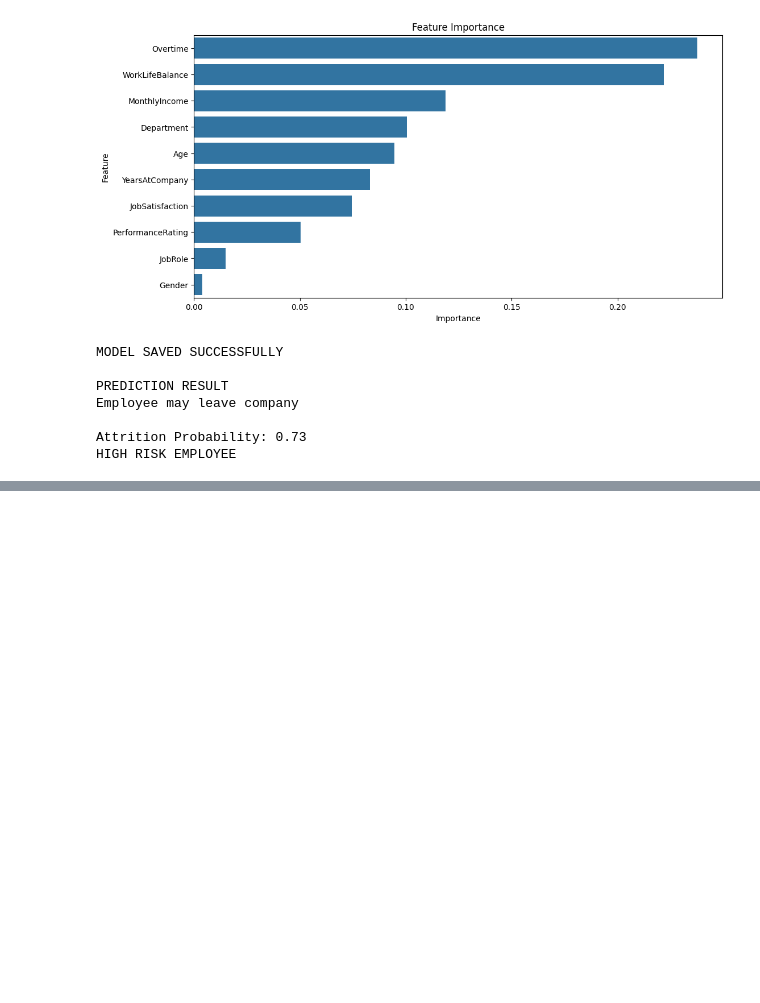
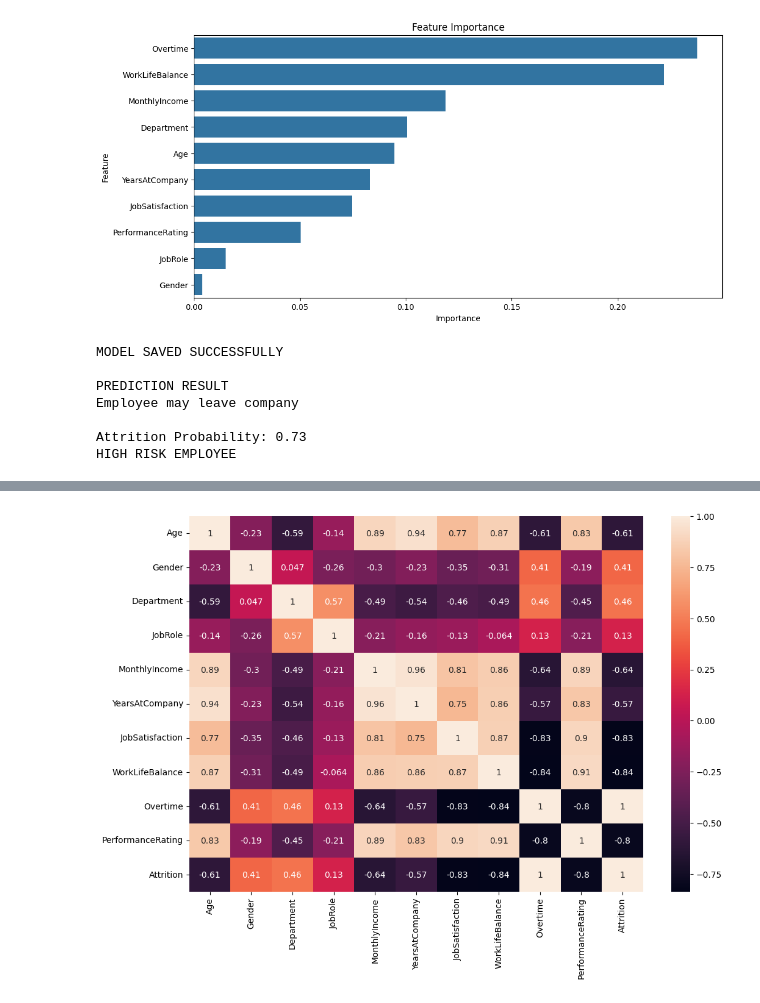
Before and after one commit to aishujadhav1321/employee-attrition-project, a Jupyter notebook: Employee_Attrition_Prediction_System.ipynb, the cells around one changed output, grey strips where cells are left out. Drawn from its saved outputs; the diff is of its cells as text; code cells hidden in the pictures; blank space fills up the shorter version.

```diff
--- a/Employee_Attrition_Prediction_System.ipynb
+++ b/Employee_Attrition_Prediction_System.ipynb
@@ -685,0 +702,10 @@ HIGH RISK EMPLOYEE
+# %%
+plt.figure(figsize=(12,8))
+
+sns.heatmap(df.corr(), annot=True)
+
+plt.savefig("heatmap.png")
+
+plt.show()
+# %% [output]
+[figure, added]
```
Also changed, not shown: parts of 6 cells of this notebook.
